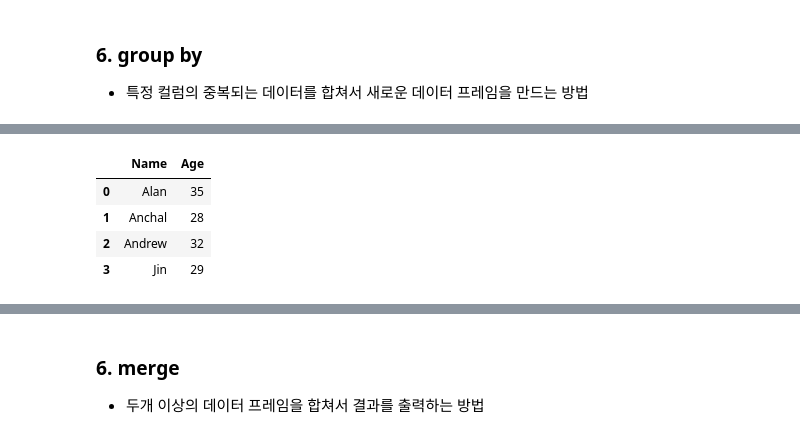
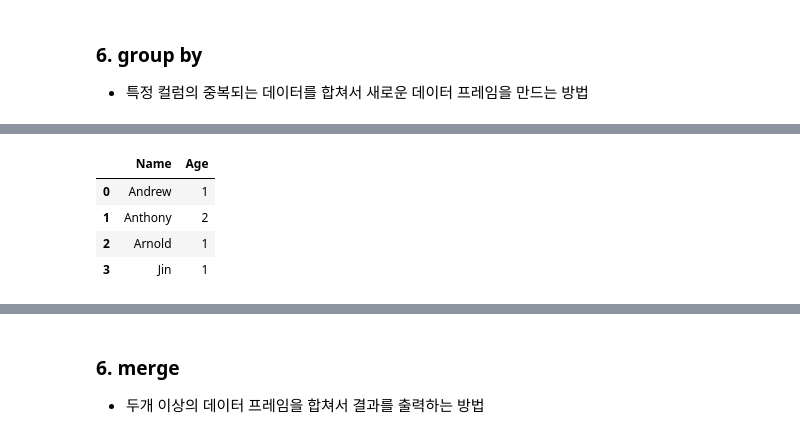
Before and after one commit to mincoln419/PythonsEx, a Jupyter notebook: 06_pythons/pandas_basic.ipynb, the cells around one changed output, grey strips where cells are left out. Cells and saved outputs as stored; diff of their text form; code cells hidden in the pictures.

```diff
--- a/06_pythons/pandas_basic.ipynb
+++ b/06_pythons/pandas_basic.ipynb
@@ -456,13 +458,13 @@ df4
 # %%
 # agg()
-# size(), min(), max(), mean()
-df2.groupby("Name").agg("min").reset_index() ## 여기서 drop = True를 하면 Name컬럼이 사라진다
+# size, min, max, mean
+df2.groupby("Name").agg("count").reset_index() ## 여기서 drop = True를 하면 Name컬럼이 사라진다
 # %% [output]
 |  | Name | Age |
-| 0 | Alan | 35 |
-| 1 | Anchal | 28 |
-| 2 | Andrew | 32 |
-| 3 | Jin | 29 |
+| 0 | Andrew | 1 |
+| 1 | Anthony | 2 |
+| 2 | Arnold | 1 |
+| 3 | Jin | 1 |
 # %%
 # 데이터를 요약해서 보여주는 함수
 df2.describe()
```
Also changed, not shown: parts of 39 cells of this notebook, 5 other files.
